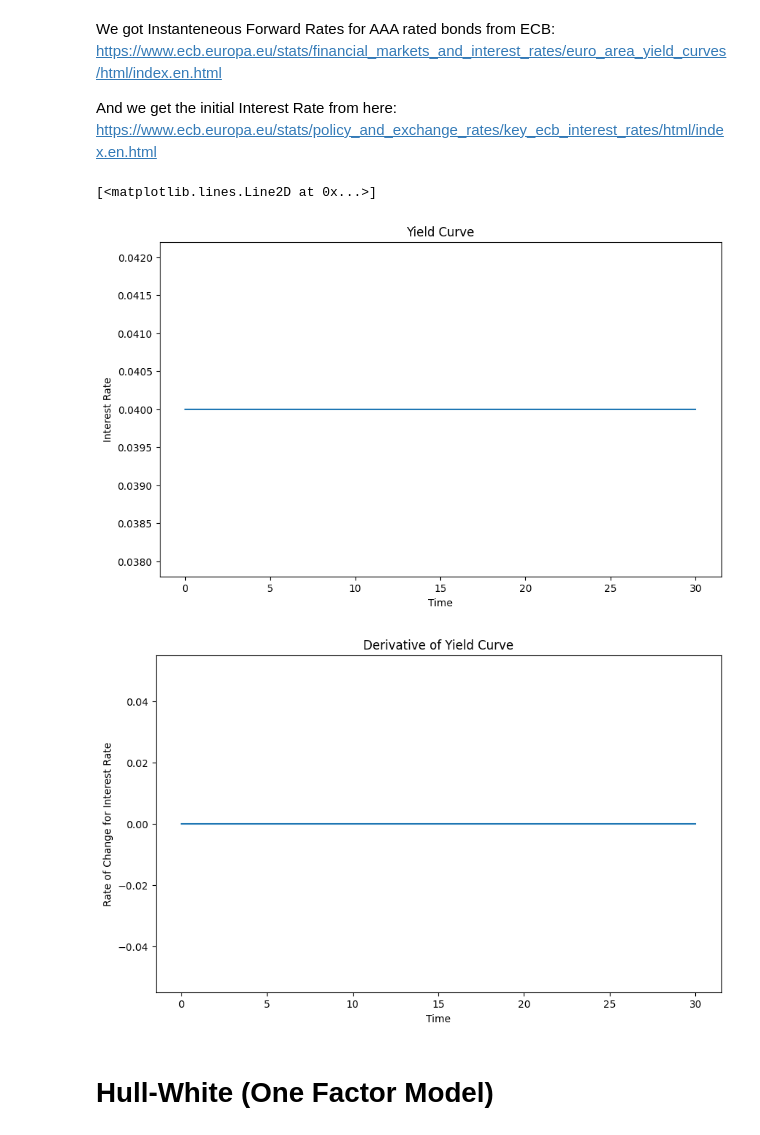
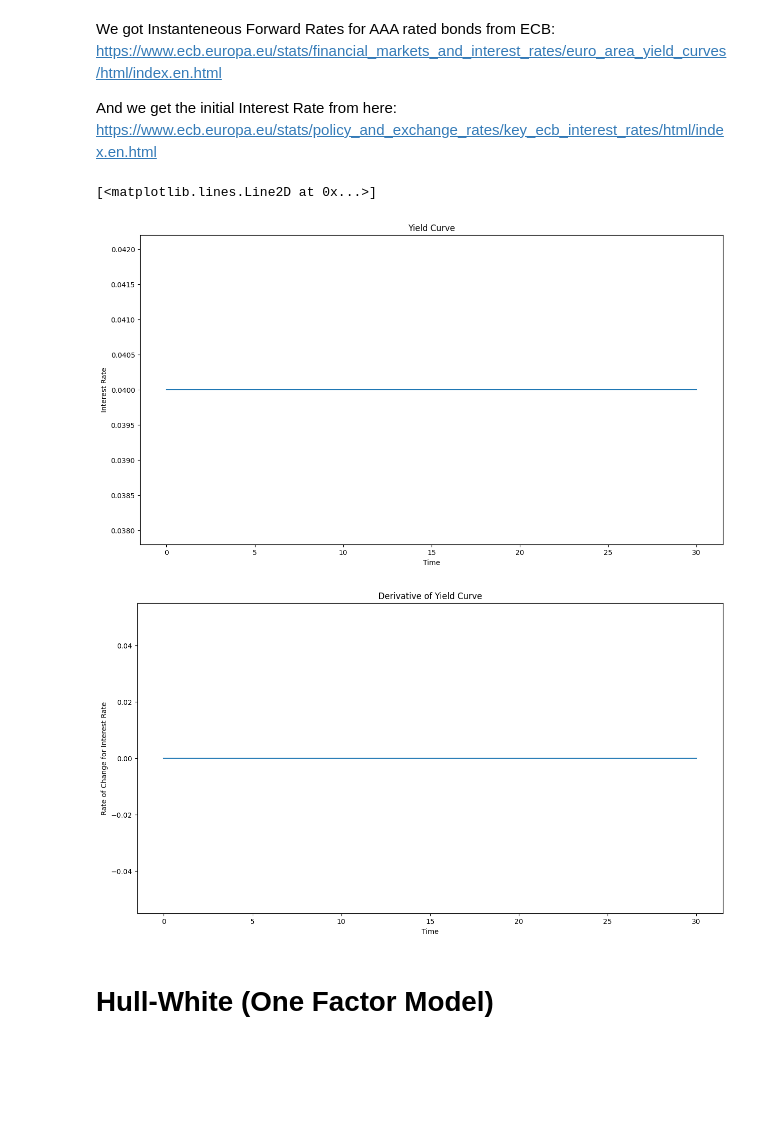
Before and after one commit to pmchrist/Pricing-Interest-Rate-Swaptions, a Jupyter notebook: Implementation.ipynb, the cells around one changed output. Cells and saved outputs as stored; diff of their text form; code cells hidden in the pictures; blank space fills up the shorter version.

Commit message:
Upd to bond pricing, some graphs saved

```diff
--- a/Implementation.ipynb
+++ b/Implementation.ipynb
@@ -83,37 +83,37 @@ downward_yields = [
     (12.0, .034),
     (24.0, .033),
     (30.0, .0329),
 ]
 
 # Extract durations and yields
 yield_curve = flat_yields
 durations = [item[0] for item in yield_curve]
 yields = [item[1] for item in yield_curve]
 
 # Fit cubic spline
 yield_curve = CubicSpline(durations, yields)
 
 # Visualize the Fitted Curve
 maturities = np.linspace(0.0, 30, 100)    # Generate 100 points (maturity time points) between 0.0 and 30.0
 fitted_yields = yield_curve(maturities)   # Get the corresponding yields to maturity
-plt.figure(1, figsize=(10,6))
+plt.figure(1, figsize=(15,8))
 plt.title("Yield Curve")
 plt.xlabel("Time")
 plt.ylabel("Interest Rate")
 plt.plot(maturities, fitted_yields)
 
 # Visualize the Fitted Curve dt
 maturities = np.linspace(0.0, 30, 100)    # Generate 100 points (maturity time points) between 0.0 and 30.0
 fitted_yields_dt = yield_curve.derivative(nu=1)(maturities)   # Get the corresponding yields to maturity
-plt.figure(2, figsize=(10,6))
+plt.figure(2, figsize=(15,8))
 plt.title("Derivative of Yield Curve")
 plt.xlabel("Time")
 plt.ylabel("Rate of Change for Interest Rate")
 plt.plot(maturities, fitted_yields_dt)
 # %% [output]
 [<matplotlib.lines.Line2D at 0x...>]
-[figure, old version]
+[figure, new version]
-[figure, old version]
+[figure, new version]
 # %% [markdown]
 # Hull-White (One Factor Model)
 # %% [markdown]
```
Also changed, not shown: parts of 18 cells of this notebook, 24 other files.
